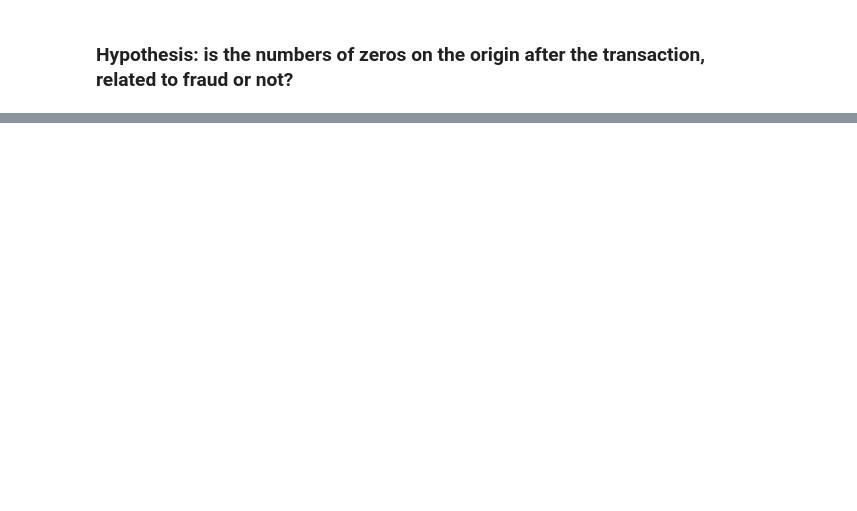
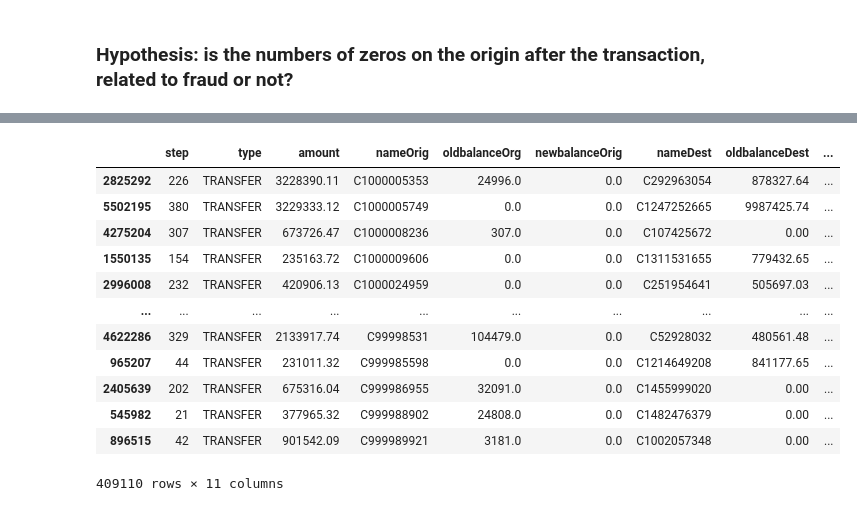
Before and after one commit to LucianoBatista/fraud-detection-classifier, a Jupyter notebook: analysis/initial-eda.ipynb, the cells around one changed output, grey strips where cells are left out. Cells and saved outputs as stored; diff of their text form; code cells hidden in the pictures; blank space fills up the shorter version.

```diff
--- a/analysis/initial-eda.ipynb
+++ b/analysis/initial-eda.ipynb
@@ -347,0 +397,16 @@ Based on this initial EDA, I'll create a pipeline and a baseline model to start
+# %%
+fraud_df[(fraud_df["amount"] > 200000) & (fraud_df["type"] == "TRANSFER")].sort_values(["nameOrig"])
+# %% [output]
+|  | step | type | amount | nameOrig | oldbalanceOrg | newbalanceOrig | nameDest | oldbalanceDest | ... |
+| 2825292 | 226 | TRANSFER | 3228390.11 | C1000005353 | 24996.0 | 0.0 | C292963054 | 878327.64 | ... |
+| 5502195 | 380 | TRANSFER | 3229333.12 | C1000005749 | 0.0 | 0.0 | C1247252665 | 9987425.74 | ... |
+| 4275204 | 307 | TRANSFER | 673726.47 | C1000008236 | 307.0 | 0.0 | C107425672 | 0.00 | ... |
+| 1550135 | 154 | TRANSFER | 235163.72 | C1000009606 | 0.0 | 0.0 | C1311531655 | 779432.65 | ... |
+| 2996008 | 232 | TRANSFER | 420906.13 | C1000024959 | 0.0 | 0.0 | C251954641 | 505697.03 | ... |
+| ... | ... | ... | ... | ... | ... | ... | ... | ... | ... |
+| 4622286 | 329 | TRANSFER | 2133917.74 | C99998531 | 104479.0 | 0.0 | C52928032 | 480561.48 | ... |
+| 965207 | 44 | TRANSFER | 231011.32 | C999985598 | 0.0 | 0.0 | C1214649208 | 841177.65 | ... |
+| 2405639 | 202 | TRANSFER | 675316.04 | C999986955 | 32091.0 | 0.0 | C1455999020 | 0.00 | ... |
+| 545982 | 21 | TRANSFER | 377965.32 | C999988902 | 24808.0 | 0.0 | C1482476379 | 0.00 | ... |
+| 896515 | 42 | TRANSFER | 901542.09 | C999989921 | 3181.0 | 0.0 | C1002057348 | 0.00 | ... |
+409110 rows × 11 columns
```
Also changed, not shown: parts of 5 cells of this notebook, 5 other files.
